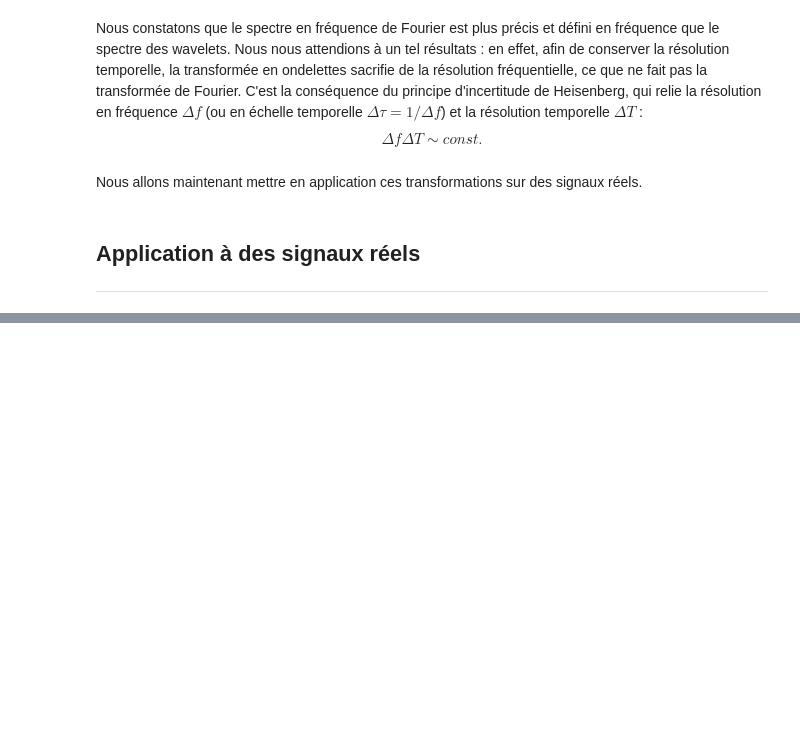
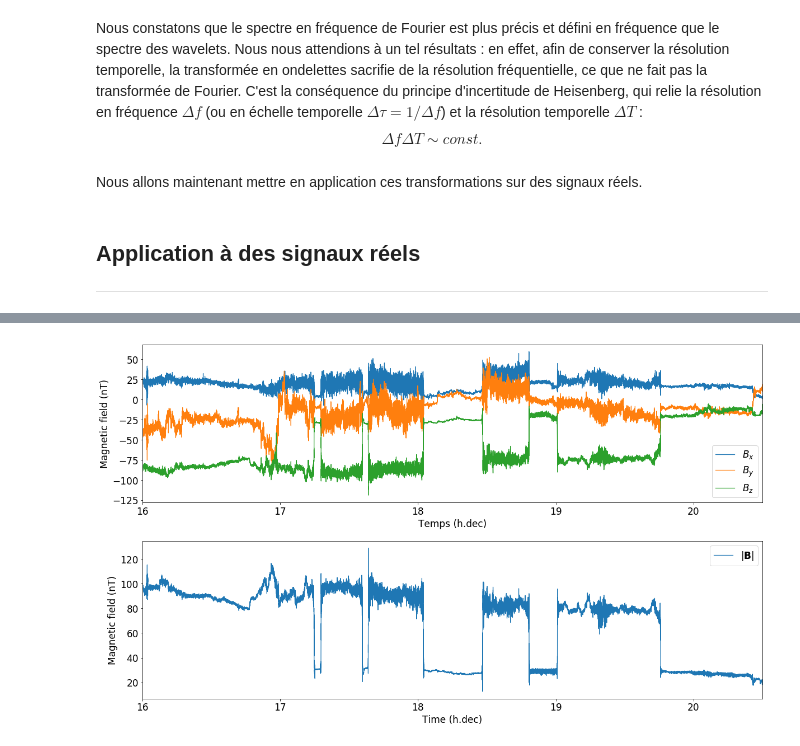
Before and after one commit to gbogopolsky/spectral-analysis-astro, a Jupyter notebook: Rapport.ipynb, the cells around one changed output, grey strips where cells are left out. Cells and saved outputs as stored; diff of their text form; code cells hidden in the pictures; blank space fills up the shorter version.

```diff
--- a/Rapport.ipynb
+++ b/Rapport.ipynb
@@ -228,0 +238,30 @@ Nous allons maintenant mettre en application ces transformations sur des signaux
+# %%
+from scipy.io import readsav
+data = readsav('data_choc.sav', verbose=False)   # Reading data from .sav file
+# %%
+t = data['t_sc']
+Bx = data['bx']
+By = data['by']
+Bz = data['bz']
+dt = t[42] - t[41]    # Timestep
+K = 3600              # Constant for seconds to decimal hours conversion
+mod = np.sqrt(Bx**2 + By**2 + Bz**2)     # Computing the modulus
+# %%
+plt.subplot(211)
+plt.plot(t/K, Bx, label=r'$B_x$', linewidth=1.2)
+plt.plot(t/K, By, label=r'$B_y$', linewidth=1.2)
+plt.plot(t/K, Bz, label=r'$B_z$', linewidth=1.2)
+plt.xlim((np.min(t/K), np.max(t/K)))
+plt.xlabel('Temps (h.dec)')
+plt.ylabel('Magnetic field (nT)')
+plt.legend()
+
+plt.subplot(212)
+plt.plot(t/K, mod, label=r'$\left| \mathbf{B}\right|$', linewidth=1.2)
+plt.xlim((np.min(t/K), np.max(t/K)))
+plt.xlabel('Time (h.dec)')
+plt.ylabel('Magnetic field (nT)')
+plt.legend()
+plt.tight_layout()
+# %% [output]
+[figure, added]
```
Also changed, not shown: parts of 23 cells of this notebook.
